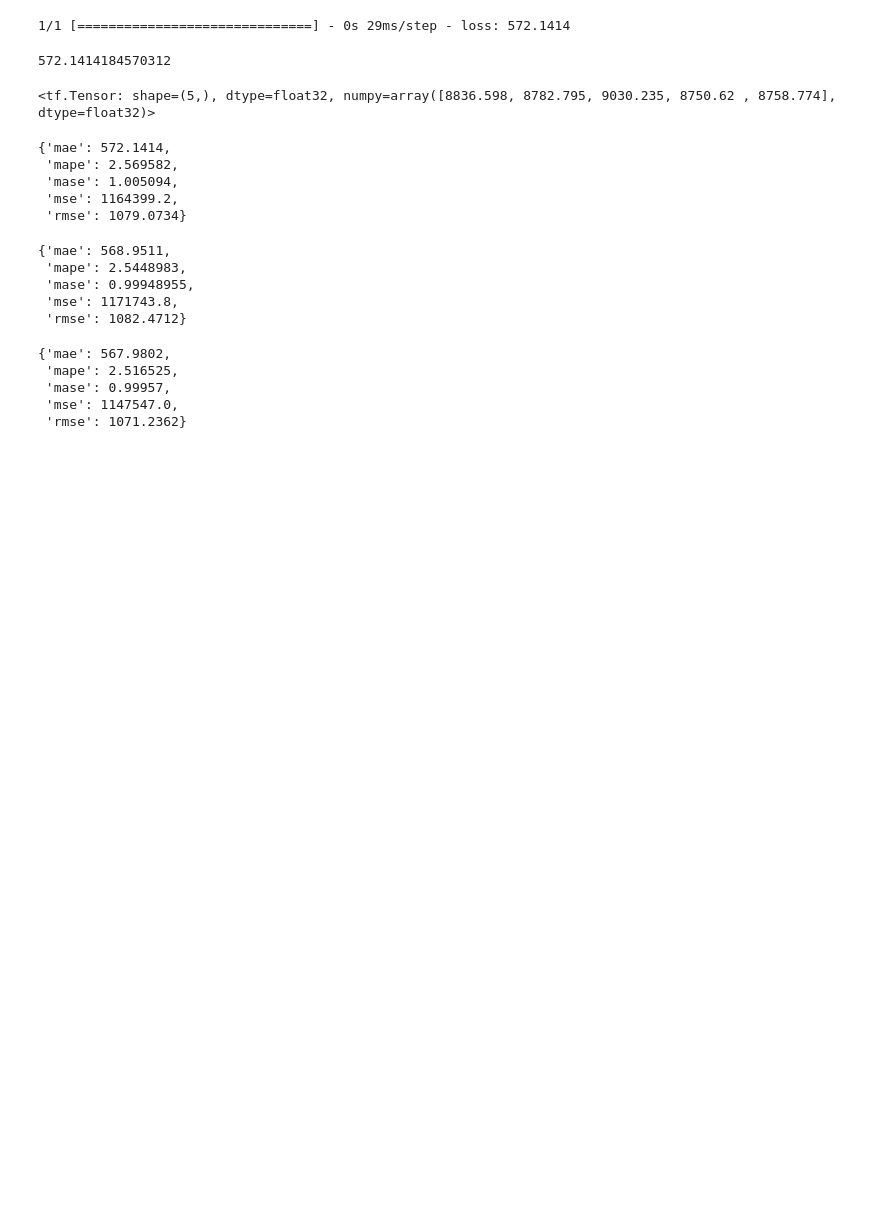
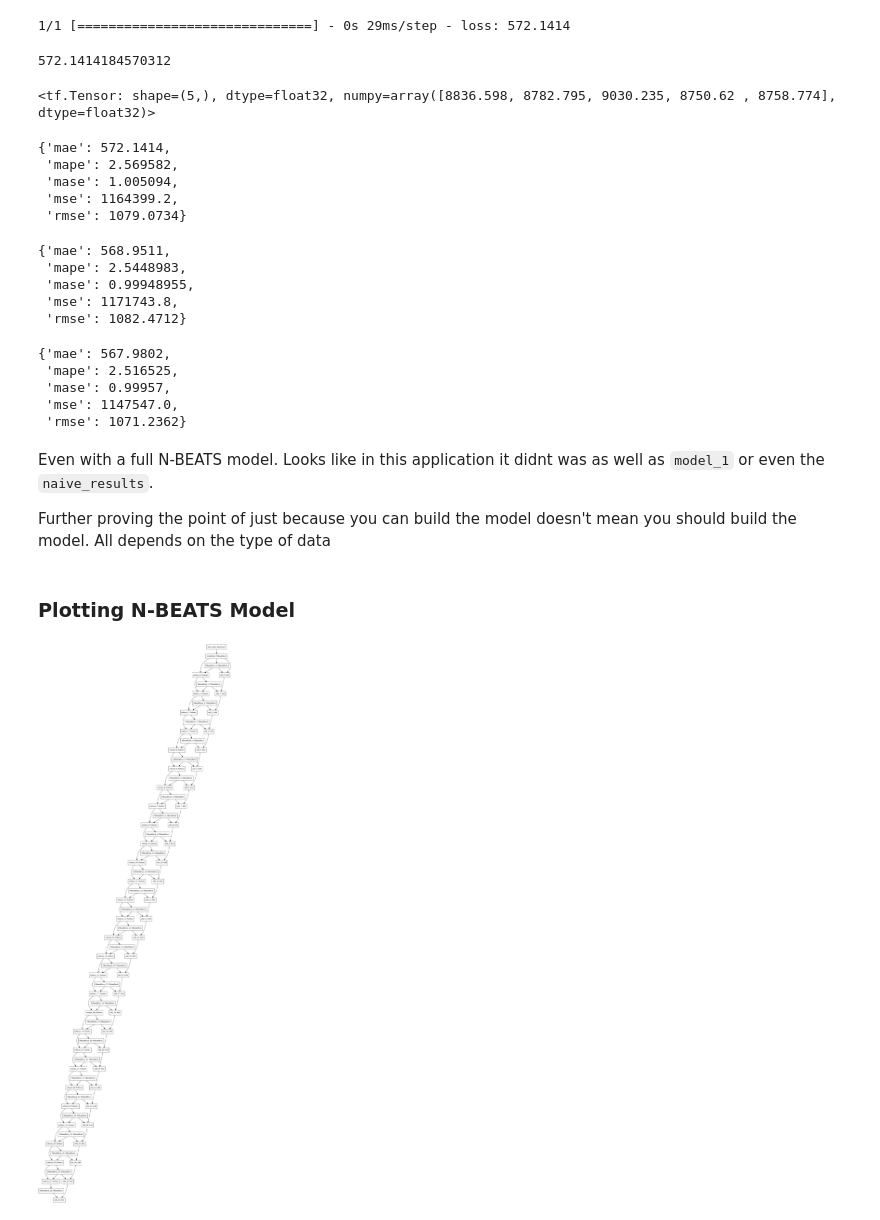
Before and after one commit to SilahicAmil/End-To-End-Time-Series-Forcasting, a Jupyter notebook: Time_Series_Forecasting_BitPredict.ipynb, the cells around one changed output. Saved outputs shown, nothing was run; the diff lists cells and outputs as text; code cells hidden in the pictures; blank space fills up the shorter version.

Commit message:
Plotting N-BEATS Model with tf.keras model_plot utility

```diff
--- a/Time_Series_Forecasting_BitPredict.ipynb
+++ b/Time_Series_Forecasting_BitPredict.ipynb
@@ -1794,3 +1794,17 @@ naive_results
  'mase': 0.99957,
  'mse': 1147547.0,
  'rmse': 1071.2362}
+# %% [markdown]
+ Even with a full N-BEATS model. Looks like in this application it didnt was as well as `model_1` or even the `naive_results`.
+
+ Further proving the point of just because you can build the model doesn't mean you should build the model. All depends on the type of data
+# %% [markdown]
+### Plotting N-BEATS Model
+# %%
+# Plot N-BEATS and compare to paper
+
+from tensorflow.keras.utils import plot_model
+
+plot_model(model_7)
+# %% [output]
+[figure, added]
```
